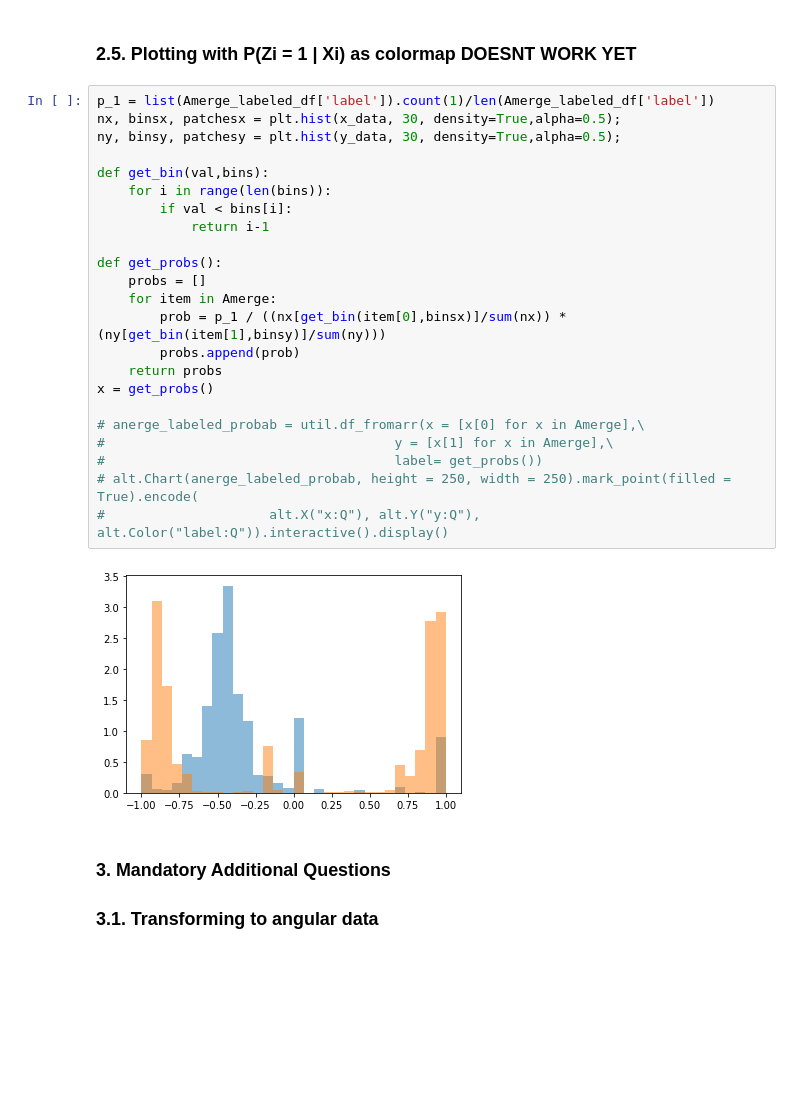
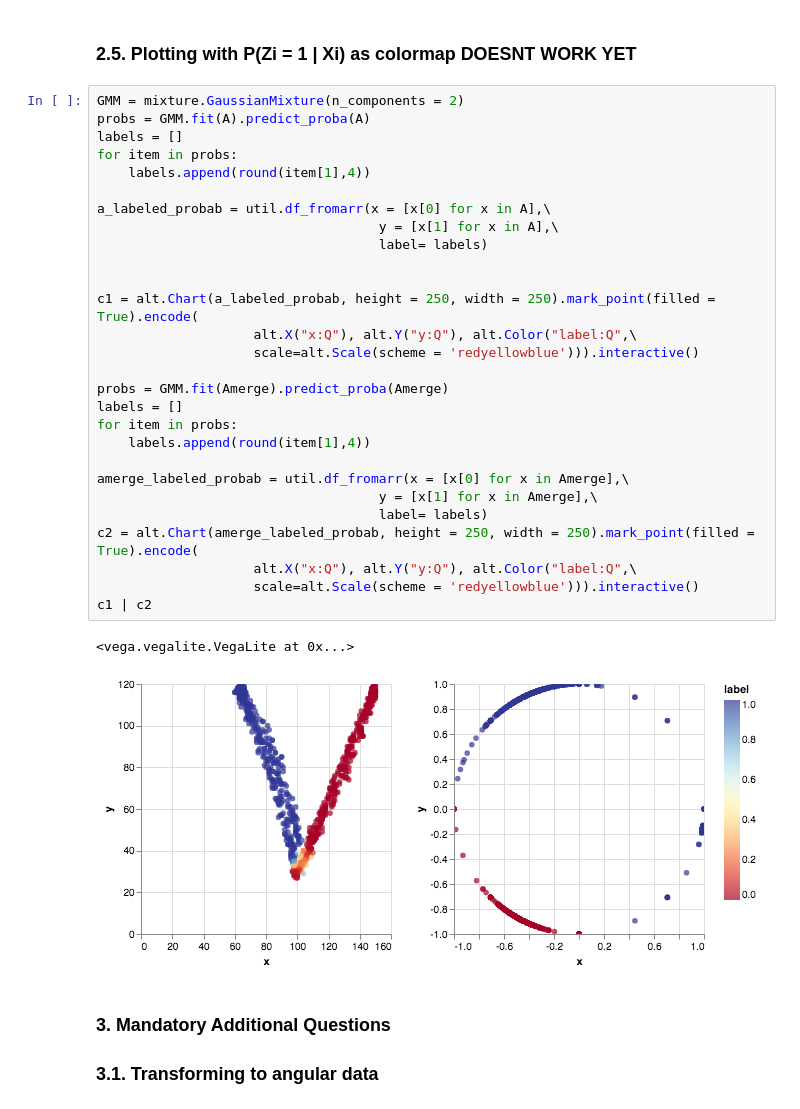
Before and after one commit to juli31/ProbabilisticDataMining, a Jupyter notebook: lab1/notebook.ipynb, the cells around one changed output. Saved outputs shown, nothing was run; the diff lists cells and outputs as text; blank space fills up the shorter version.

```diff
--- a/lab1/notebook.ipynb
+++ b/lab1/notebook.ipynb
@@ -170,31 +170,37 @@ plot_hist_gaussian(y0_data,y0_pdf,y1_data,y1_pdf, title = "Labeled Amerge y data
 [figure]
 # %% [markdown]
 ### 2.5. Plotting with P(Zi = 1 | Xi) as colormap DOESNT WORK YET
-# %%
-p_1 = list(Amerge_labeled_df['label']).count(1)/len(Amerge_labeled_df['label'])
-nx, binsx, patchesx = plt.hist(x_data, 30, density=True,alpha=0.5);
-ny, binsy, patchesy = plt.hist(y_data, 30, density=True,alpha=0.5);
-
-def get_bin(val,bins):
-    for i in range(len(bins)):
-        if val < bins[i]:
-            return i-1
-
-def get_probs():
-    probs = []
-    for item in Amerge:
-        prob = p_1 / ((nx[get_bin(item[0],binsx)]/sum(nx)) * (ny[get_bin(item[1],binsy)]/sum(ny)))
-        probs.append(prob)
-    return probs
-x = get_probs()
-
-# anerge_labeled_probab = util.df_fromarr(x = [x[0] for x in Amerge],\
-#                                     y = [x[1] for x in Amerge],\
-#                                     label= get_probs())
-# alt.Chart(anerge_labeled_probab, height = 250, width = 250).mark_point(filled = True).encode(
-#                     alt.X("x:Q"), alt.Y("y:Q"), alt.Color("label:Q")).interactive().display()
-# %% [output]
-[figure, removed]
+# %%
+GMM = mixture.GaussianMixture(n_components = 2)
+probs = GMM.fit(A).predict_proba(A)
+labels = []
+for item in probs:
+    labels.append(round(item[1],4))
+
+a_labeled_probab = util.df_fromarr(x = [x[0] for x in A],\
+                                    y = [x[1] for x in A],\
+                                    label= labels)
+
+
+c1 = alt.Chart(a_labeled_probab, height = 250, width = 250).mark_point(filled = True).encode(
+                    alt.X("x:Q"), alt.Y("y:Q"), alt.Color("label:Q",\
+                    scale=alt.Scale(scheme = 'redyellowblue'))).interactive()
+
+probs = GMM.fit(Amerge).predict_proba(Amerge)
+labels = []
+for item in probs:
+    labels.append(round(item[1],4))
+
+amerge_labeled_probab = util.df_fromarr(x = [x[0] for x in Amerge],\
+                                    y = [x[1] for x in Amerge],\
+                                    label= labels)
+c2 = alt.Chart(amerge_labeled_probab, height = 250, width = 250).mark_point(filled = True).encode(
+                    alt.X("x:Q"), alt.Y("y:Q"), alt.Color("label:Q",\
+                    scale=alt.Scale(scheme = 'redyellowblue'))).interactive()
+c1 | c2
+# %% [output]
+<vega.vegalite.VegaLite at 0x...>
+[figure, added]
 # %% [markdown]
 ### 3. Mandatory Additional Questions
 
```
Also changed, not shown: parts of 3 cells of this notebook, 8 other files.
